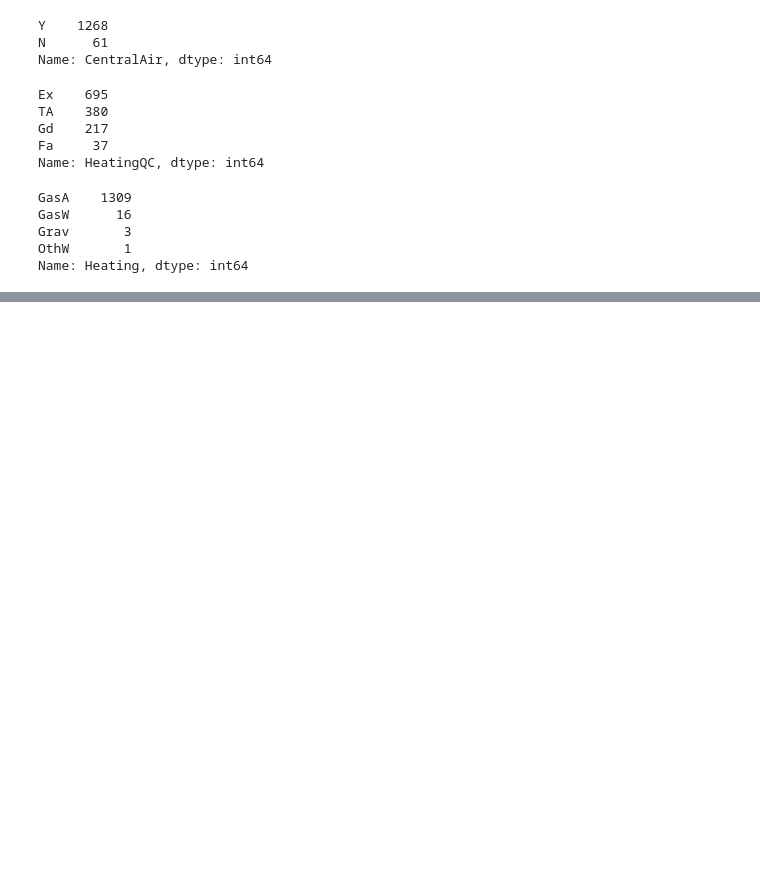
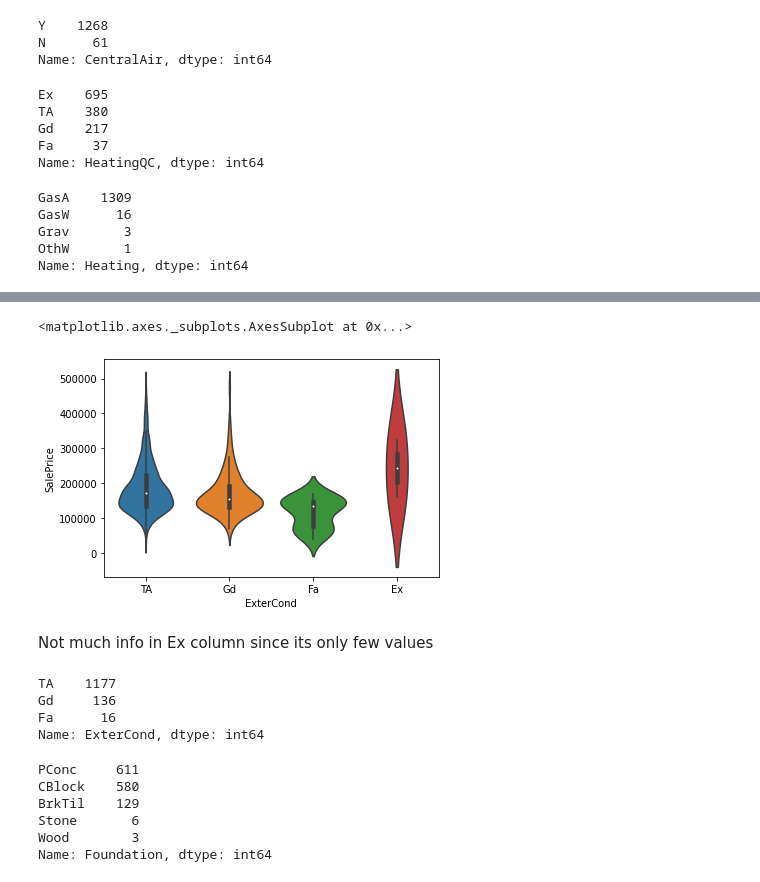
Before and after one commit to janjuatest/Kaggle, a Jupyter notebook: HousingPrices.ipynb, the cells around one changed output, grey strips where cells are left out. Saved outputs shown, nothing was run; the diff lists cells and outputs as text; code cells hidden in the pictures; blank space fills up the shorter version.

```diff
--- a/HousingPrices.ipynb
+++ b/HousingPrices.ipynb
@@ -595,0 +674,4 @@ df=pd.get_dummies(df,columns=['Heating'],drop_first=True)
+# %%
+df['ExterQual']=df['ExterQual'].replace(['Fa'],'TA')
+# %%
+df=pd.get_dummies(df,columns=['ExterQual'],drop_first=True)
@@ -595,0 +686,7 @@ df=pd.get_dummies(df,columns=['Heating'],drop_first=True)
+# %%
+sns.violinplot(x=df['ExterCond'],y=df['SalePrice'])
+# %% [output]
+<matplotlib.axes._subplots.AxesSubplot at 0x...>
+[figure, added]
+# %% [markdown]
+Not much info in Ex column since its only few values
@@ -595,0 +695,7 @@ df=pd.get_dummies(df,columns=['Heating'],drop_first=True)
+# %%
+df['ExterCond'].value_counts()
+# %% [output]
+TA    1177
+Gd     136
+Fa      16
+Name: ExterCond, dtype: int64
@@ -595,0 +704,9 @@ df=pd.get_dummies(df,columns=['Heating'],drop_first=True)
+# %%
+df['Foundation'].value_counts()
+# %% [output]
+PConc     611
+CBlock    580
+BrkTil    129
+Stone       6
+Wood        3
+Name: Foundation, dtype: int64
```
Also changed, not shown: parts of 89 cells of this notebook.
